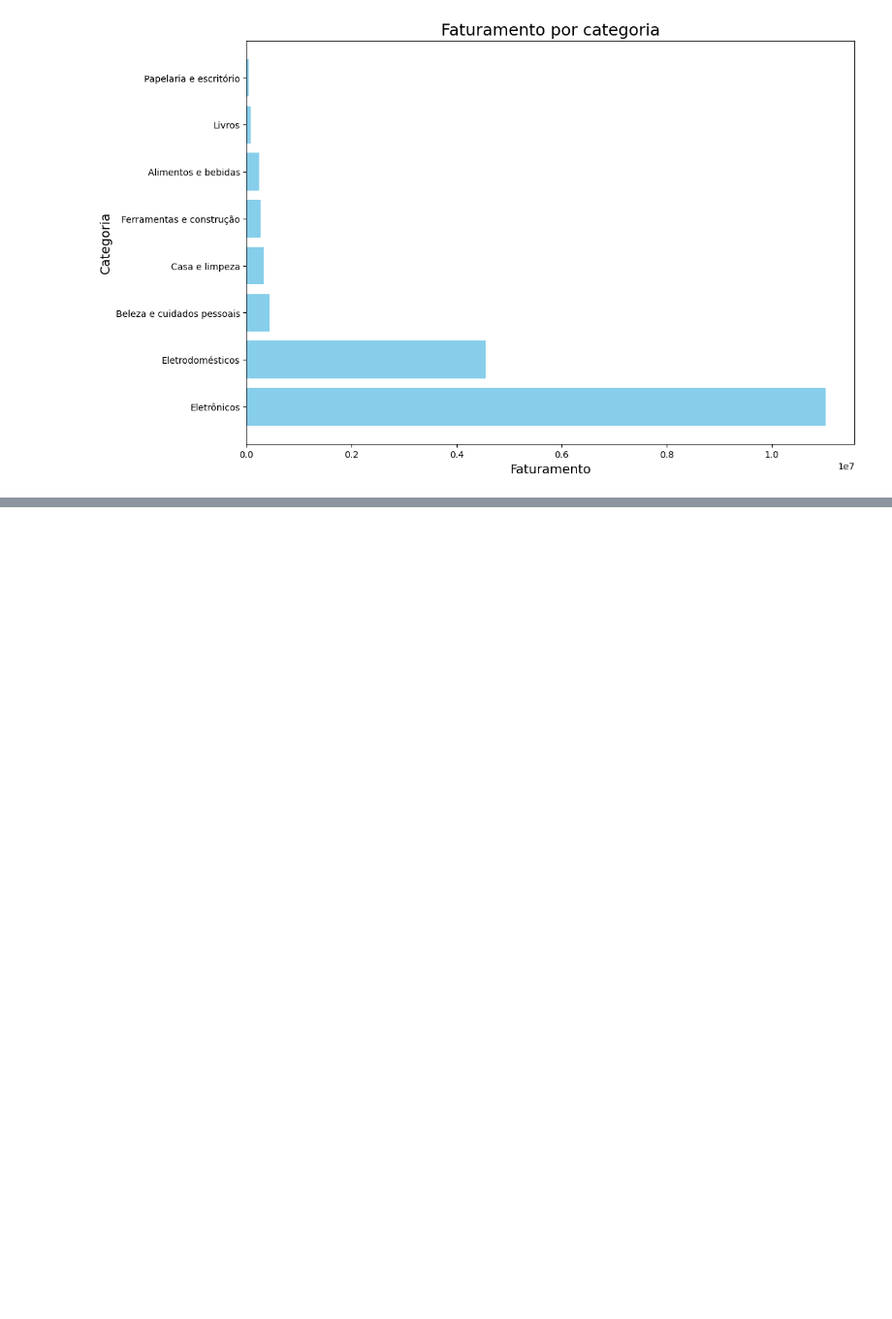
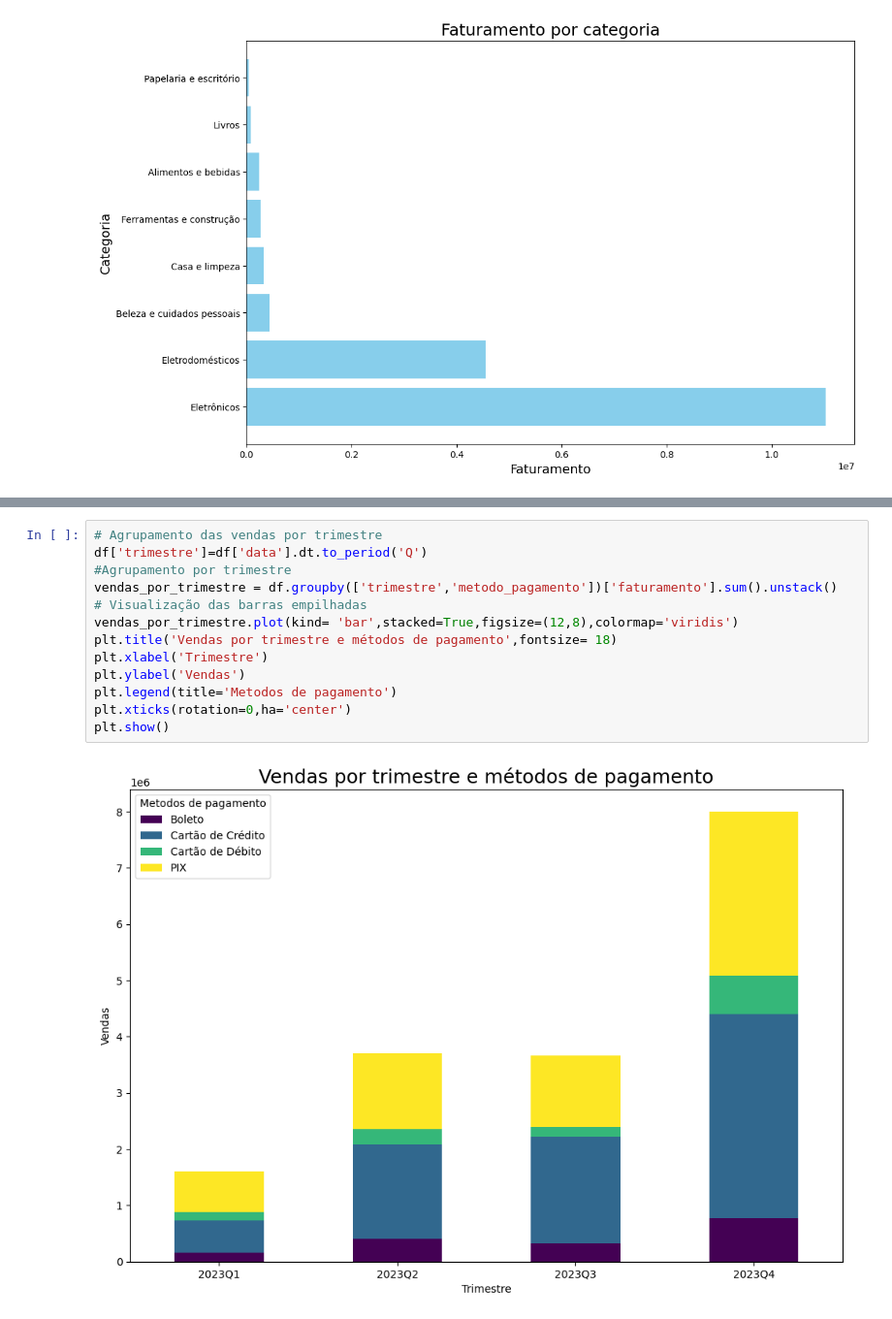
Before and after one commit to danielvieira95/Intelig-ncia-Artificial-e-Big-Data--2-2024, a Jupyter notebook: TurmaB/Aula10/codigo.ipynb, the cells around one changed output, grey strips where cells are left out. Shown at 97% size. Saved outputs shown, nothing was run; the diff lists cells and outputs as text; blank space fills up the shorter version.

Commit message:
aula 10
estudo de caso
plotagem histograma

```diff
--- a/TurmaB/Aula10/codigo.ipynb
+++ b/TurmaB/Aula10/codigo.ipynb
@@ -365,3 +366,18 @@ plt.xticks(vendas_mensais.index, [meses[mes] for mes in vendas_mensais.index], f
 plt.show()
 # %% [output]
 [figure]
+# %%
+# Agrupamento das vendas por trimestre
+df['trimestre']=df['data'].dt.to_period('Q')
+#Agrupamento por trimestre
+vendas_por_trimestre = df.groupby(['trimestre','metodo_pagamento'])['faturamento'].sum().unstack()
+# Visualização das barras empilhadas
+vendas_por_trimestre.plot(kind= 'bar',stacked=True,figsize=(12,8),colormap='viridis')
+plt.title('Vendas por trimestre e métodos de pagamento',fontsize= 18)
+plt.xlabel('Trimestre')
+plt.ylabel('Vendas')
+plt.legend(title='Metodos de pagamento')
+plt.xticks(rotation=0,ha='center')
+plt.show()
+# %% [output]
+[figure, added]
```
Also changed, not shown: parts of 3 cells of this notebook.
